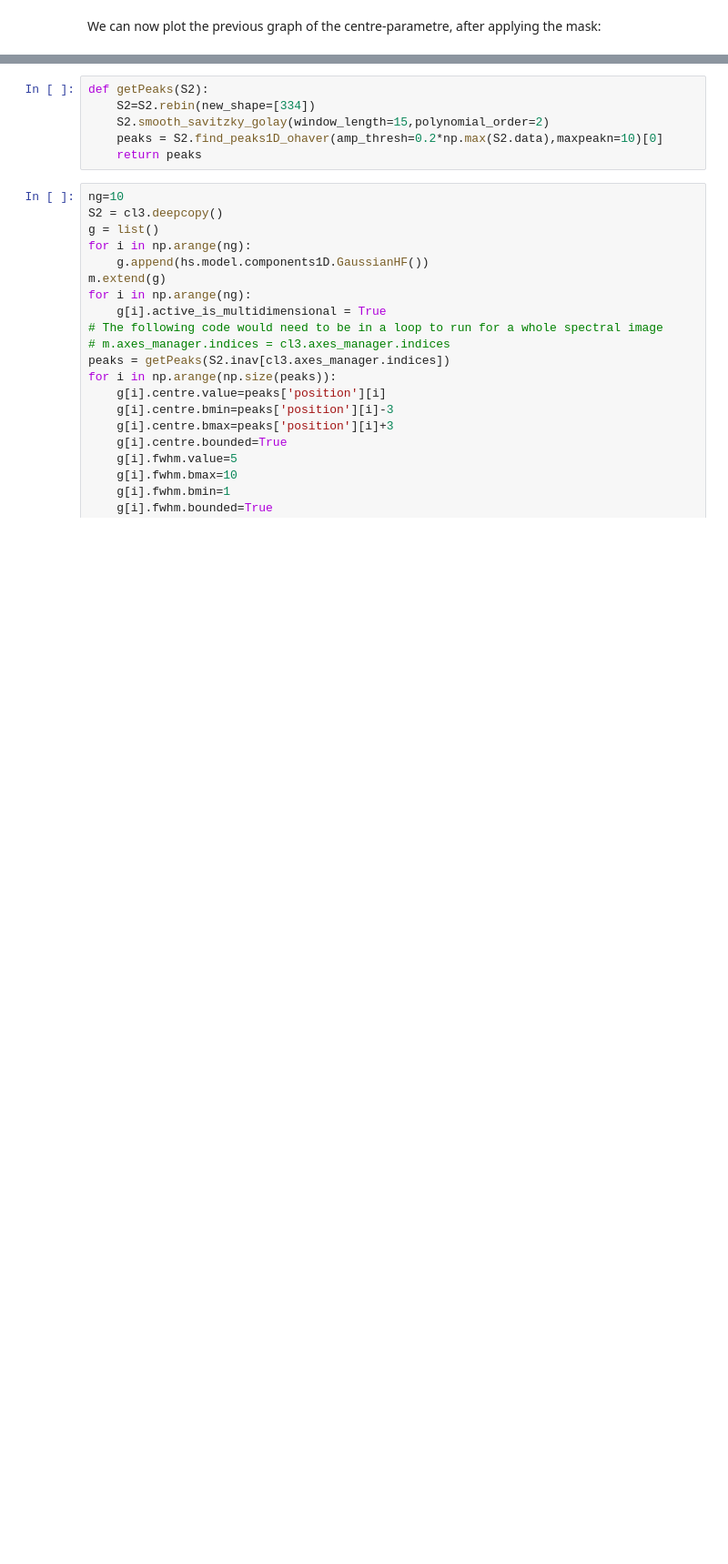
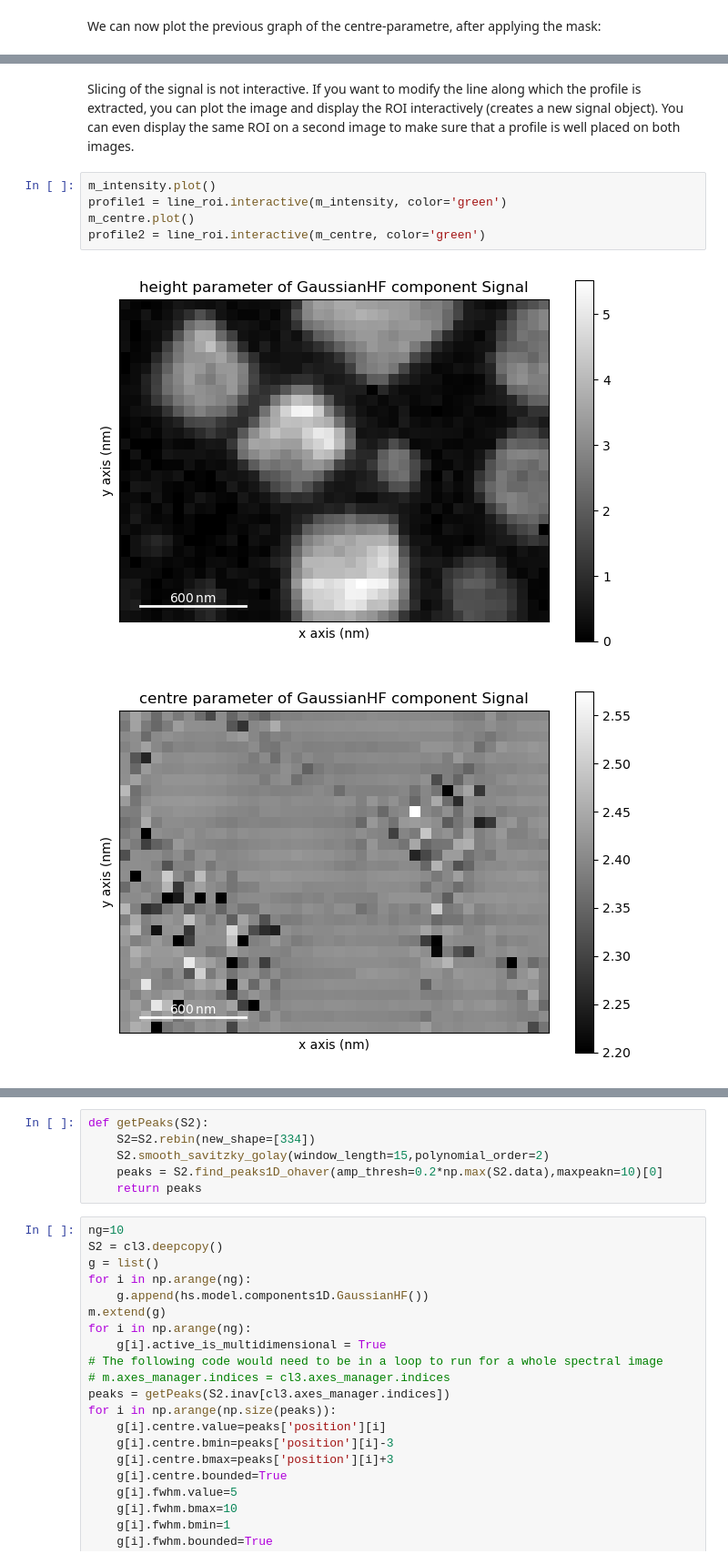
Before and after one commit to LumiSpy/eBEAM2024-Tutorial, a Jupyter notebook: 2_AdvancedExamples_HyperSpy-LumiSpy-eXSpy.ipynb, the cells around one changed output, grey strips where cells are left out. Shown at 91% size. Saved outputs shown, nothing was run; the diff lists cells and outputs as text; blank space fills up the shorter version.

```diff
--- a/2_AdvancedExamples_HyperSpy-LumiSpy-eXSpy.ipynb
+++ b/2_AdvancedExamples_HyperSpy-LumiSpy-eXSpy.ipynb
@@ -204,0 +320,10 @@ Getting the position of the maximum from each spectrum
+# %% [markdown]
+Slicing of the signal is not interactive. If you want to modify the line along which the profile is extracted, you can plot the image and display the ROI interactively (creates a new signal object). You can even display the same ROI on a second image to make sure that a profile is well placed on both images.
+# %%
+m_intensity.plot()
+profile1 = line_roi.interactive(m_intensity, color='green')
+m_centre.plot()
+profile2 = line_roi.interactive(m_centre, color='green')
+# %% [output]
+[figure, added]
+[figure, added]
```
Also changed, not shown: parts of 54 cells of this notebook, 2 other files.
